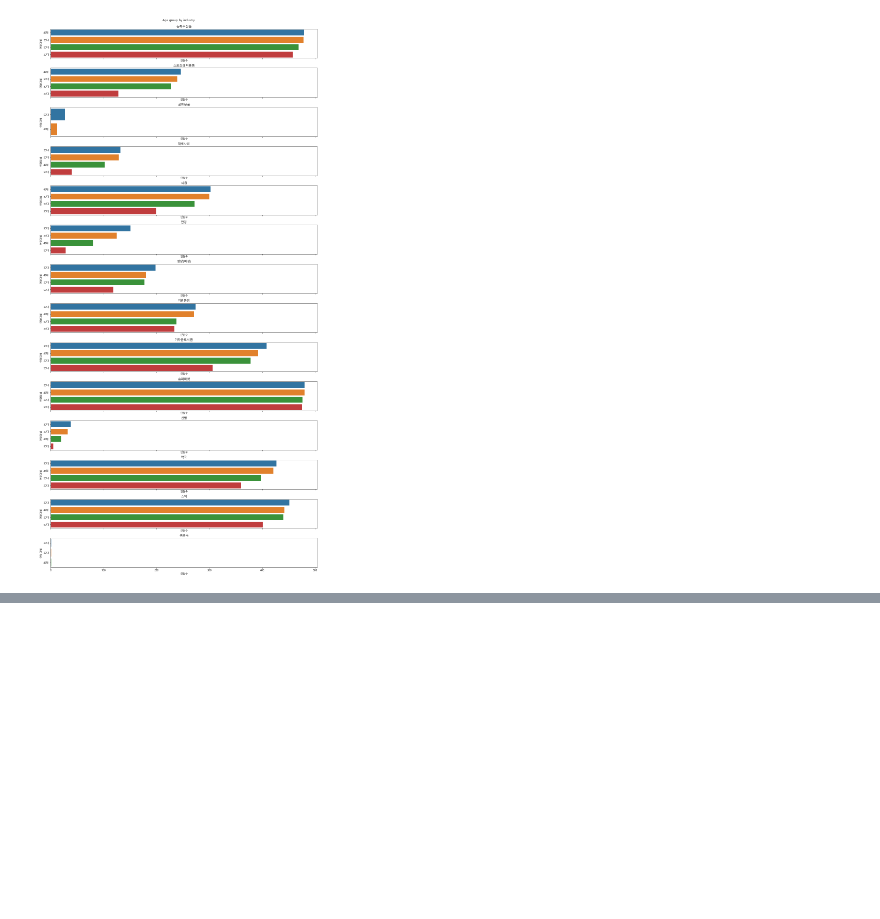
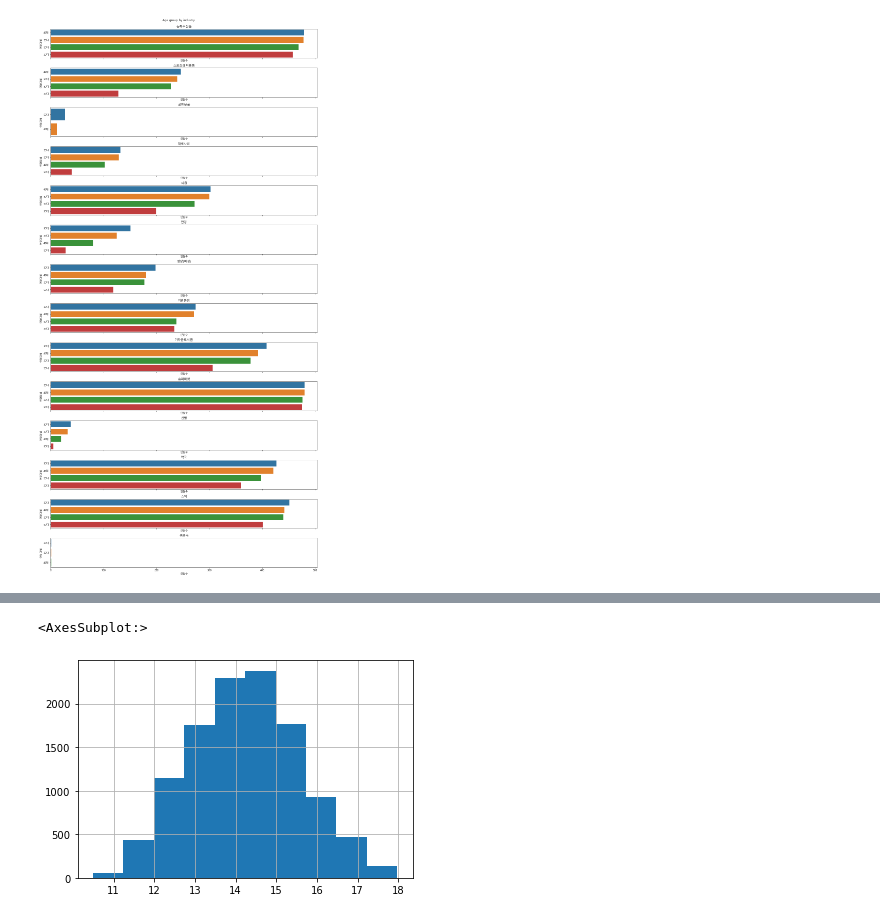
Before and after one commit to So-chankyun/consumption-pattern-analysis-of-jeju-tourist, a Jupyter notebook: consumption pattern analysis of jeju tourist.ipynb, the cells around one changed output, grey strips where cells are left out. Saved outputs shown, nothing was run; the diff lists cells and outputs as text; code cells hidden in the pictures; blank space fills up the shorter version.

```diff
--- a/consumption pattern analysis of jeju tourist.ipynb
+++ b/consumption pattern analysis of jeju tourist.ipynb
@@ -461,0 +656,6 @@ Text(0.5, 0.98, 'Age group by industry')
+# %%
+y_log_transform = np.log1p(y_train)
+y_log_transform.hist()
+# %% [output]
+<AxesSubplot:>
+[figure, added]
```
Also changed, not shown: parts of 24 cells of this notebook.
